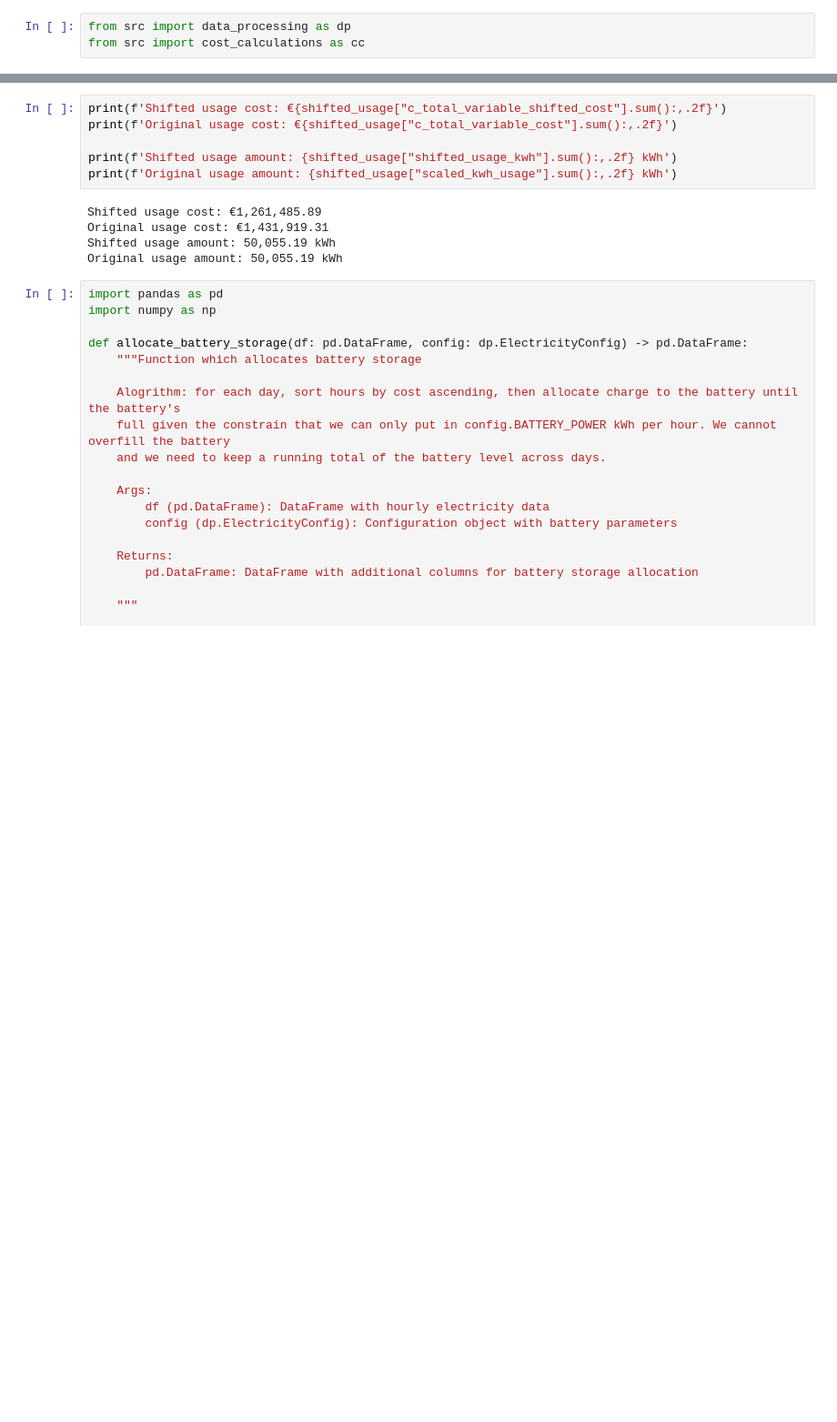
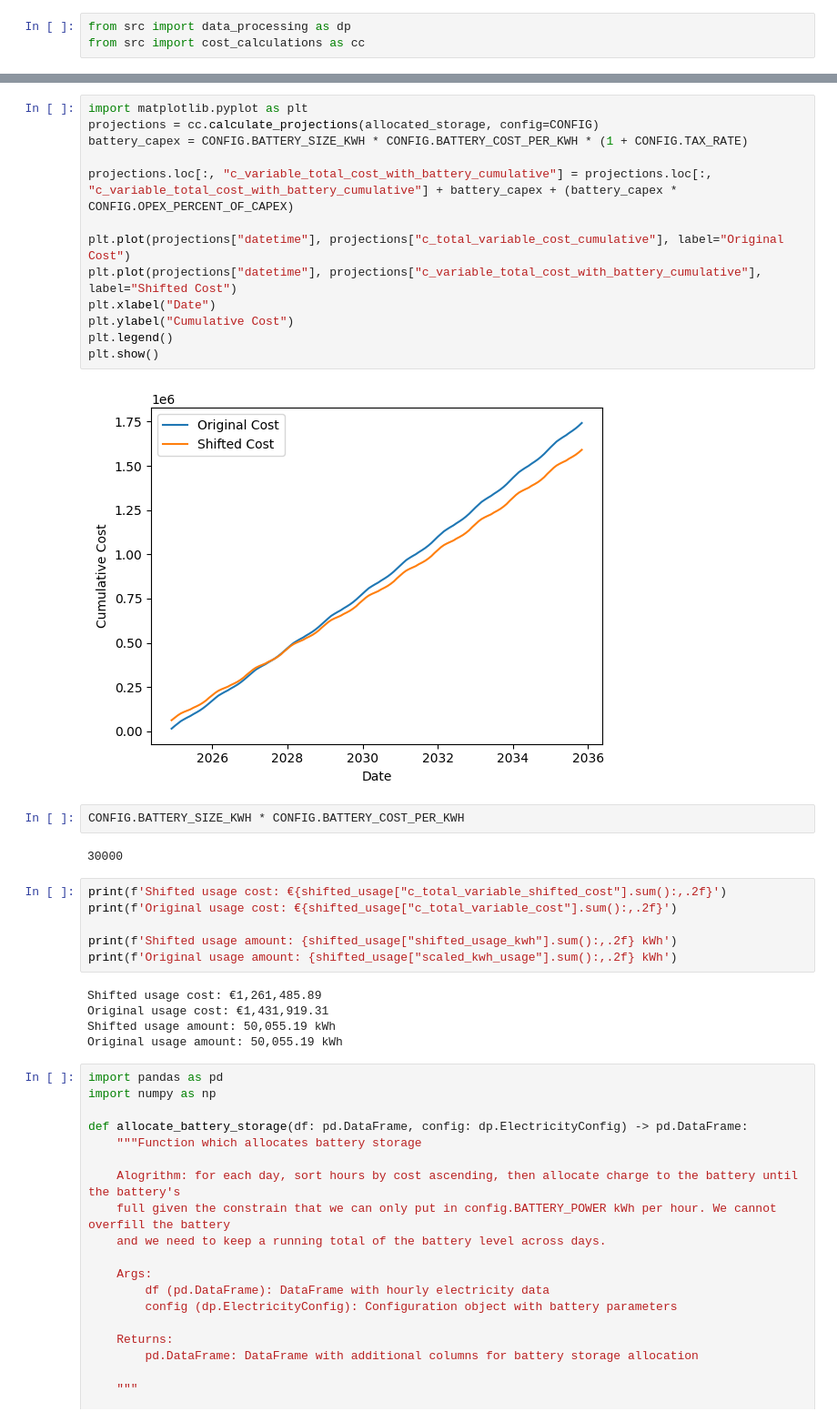
Before and after one commit to NeilSinclair/electricy-model, a Jupyter notebook: data-analysis_clean.ipynb, the cells around one changed output, grey strips where cells are left out. Shown at 91% size. Drawn from its saved outputs; the diff is of its cells as text; blank space fills up the shorter version.

```diff
--- a/data-analysis_clean.ipynb
+++ b/data-analysis_clean.ipynb
@@ -23,3 +34,22 @@ merged_df.head(3)
+# %%
+import matplotlib.pyplot as plt
+projections = cc.calculate_projections(allocated_storage, config=CONFIG)
+battery_capex = CONFIG.BATTERY_SIZE_KWH * CONFIG.BATTERY_COST_PER_KWH * (1 + CONFIG.TAX_RATE)
+
+projections.loc[:, "c_variable_total_cost_with_battery_cumulative"] = projections.loc[:, "c_variable_total_cost_with_battery_cumulative"] + battery_capex + (battery_capex * CONFIG.OPEX_PERCENT_OF_CAPEX)
+
+plt.plot(projections["datetime"], projections["c_total_variable_cost_cumulative"], label="Original Cost")
+plt.plot(projections["datetime"], projections["c_variable_total_cost_with_battery_cumulative"], label="Shifted Cost")
+plt.xlabel("Date")
+plt.ylabel("Cumulative Cost")
+plt.legend()
+plt.show()
+# %% [output]
+[figure, added]
+# %%
+CONFIG.BATTERY_SIZE_KWH * CONFIG.BATTERY_COST_PER_KWH
+# %% [output]
+30000
 # %%
 print(f'Shifted usage cost: €{shifted_usage["c_total_variable_shifted_cost"].sum():,.2f}')
 print(f'Original usage cost: €{shifted_usage["c_total_variable_cost"].sum():,.2f}')
```
Also changed, not shown: parts of 8 cells of this notebook, 3 other files.
